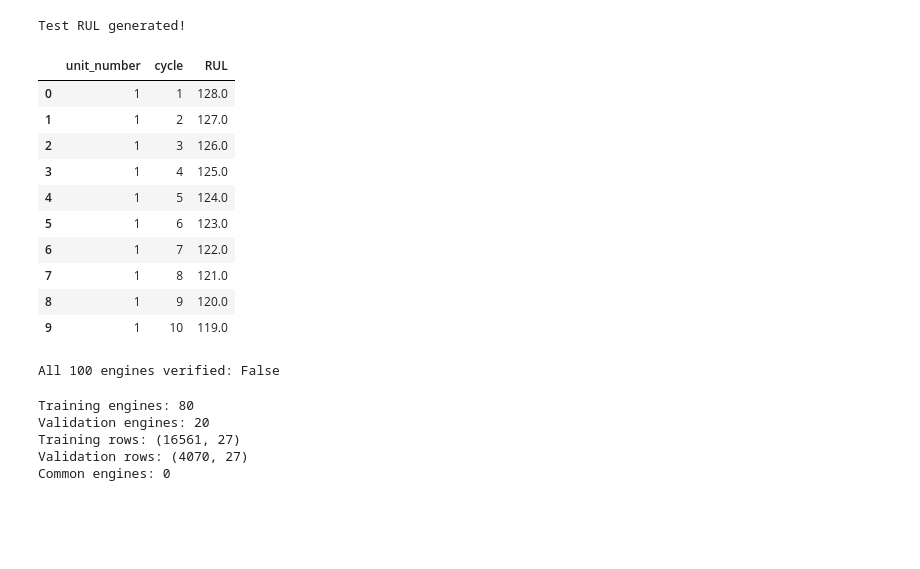
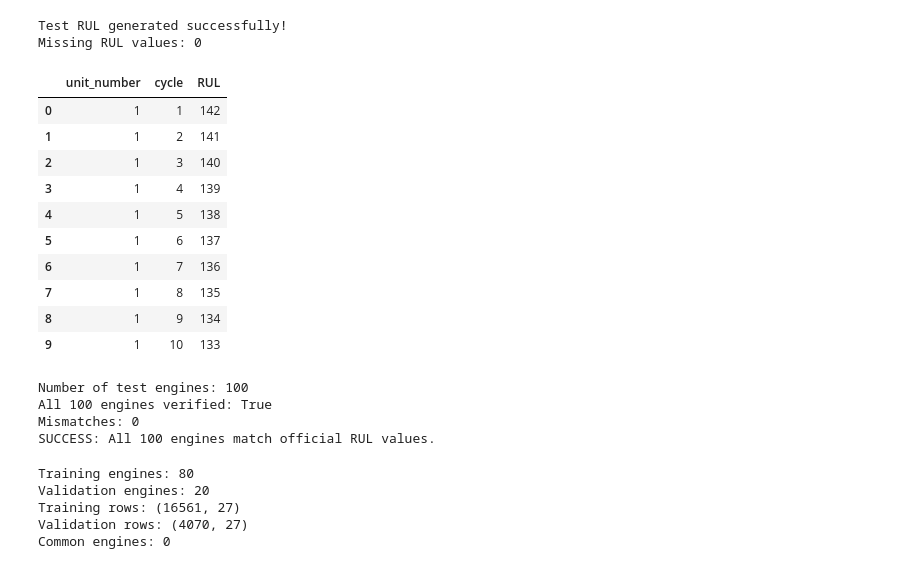
Before and after one commit to MansiTechie/YantraDrishti, a Jupyter notebook: ml/notebooks/YantraDrishti_Day2_FD001_Data_Preparation.ipynb, the cells around one changed output. Drawn from its saved outputs; the diff is of its cells as text; code cells hidden in the pictures; blank space fills up the shorter version.

```diff
--- a/ml/notebooks/YantraDrishti_Day2_FD001_Data_Preparation.ipynb
+++ b/ml/notebooks/YantraDrishti_Day2_FD001_Data_Preparation.ipynb
@@ -141,25 +61,25 @@ import numpy as np
 columns = (
     ['unit_number', 'cycle',
      'setting_1', 'setting_2', 'setting_3']
-    + [f'sensor_{i}' for i in range(1, 22)]
+    + [f'sensor_{i:02d}' for i in range(1, 22)]
 )
 
 train_df = pd.read_csv(
-    '/content/CMAPSSData/train_FD001.txt',
+    EXTRACT_DIR / 'train_FD001.txt',
     sep=r'\s+',
     header=None,
     names=columns
 )
 
 test_df = pd.read_csv(
-    '/content/CMAPSSData/test_FD001.txt',
+    EXTRACT_DIR / 'test_FD001.txt',
     sep=r'\s+',
     header=None,
     names=columns
 )
 
 test_rul = pd.read_csv(
-    '/content/CMAPSSData/RUL_FD001.txt',
+    EXTRACT_DIR / 'RUL_FD001.txt',
     sep=r'\s+',
     header=None,
     names=['RUL']
@@ -222,48 +141,80 @@ dtype: float64
 # %%
+
+# Get the last observed cycle for each test engine
 last_cycles = test_df.groupby('unit_number')['cycle'].max()
-test_df['official_RUL'] = test_df['unit_number'].map(
-    test_rul['RUL']
+
+# Map engine IDs (1–100) to their official RUL values
+official_rul_by_engine = dict(
+    zip(
+        range(1, len(test_rul) + 1),
+        test_rul['RUL']
+    )
 )
 
+test_df['official_RUL'] = test_df['unit_number'].map(
+    official_rul_by_engine
+)
+
+# Reconstruct RUL for every observed cycle
 test_df['RUL'] = (
     test_df['official_RUL']
     + test_df['unit_number'].map(last_cycles)
     - test_df['cycle']
 )
 
+# Validate mapping before removing the temporary column
+assert test_df['official_RUL'].notna().all(), "Missing official RUL mapping!"
+assert test_df['RUL'].notna().all(), "Missing reconstructed RUL values!"
+assert (test_df['RUL'] >= 0).all(), "Negative RUL values found!"
+
 test_df.drop(columns=['official_RUL'], inplace=True)
 
-print("Test RUL generated!")
+print("Test RUL generated successfully!")
+print("Missing RUL values:", test_df['RUL'].isna().sum())
 
 display(test_df[['unit_number', 'cycle', 'RUL']].head(10))
 # %% [output]
-Test RUL generated!
+Test RUL generated successfully!
+Missing RUL values: 0
 |  | unit_number | cycle | RUL |
-| 0 | 1 | 1 | 128.0 |
-| 1 | 1 | 2 | 127.0 |
-| 2 | 1 | 3 | 126.0 |
-| 3 | 1 | 4 | 125.0 |
-| 4 | 1 | 5 | 124.0 |
-| 5 | 1 | 6 | 123.0 |
-| 6 | 1 | 7 | 122.0 |
-| 7 | 1 | 8 | 121.0 |
-| 8 | 1 | 9 | 120.0 |
-| 9 | 1 | 10 | 119.0 |
+| 0 | 1 | 1 | 142 |
+| 1 | 1 | 2 | 141 |
+| 2 | 1 | 3 | 140 |
+| 3 | 1 | 4 | 139 |
+| 4 | 1 | 5 | 138 |
+| 5 | 1 | 6 | 137 |
+| 6 | 1 | 7 | 136 |
+| 7 | 1 | 8 | 135 |
+| 8 | 1 | 9 | 134 |
+| 9 | 1 | 10 | 133 |
 # %%
+
+# Get the final observed cycle for every test engine
 final_rul = (
-    test_df.sort_values('cycle')
+    test_df.sort_values(['unit_number', 'cycle'])
     .groupby('unit_number')
     .tail(1)
     .sort_values('unit_number')['RUL']
     .reset_index(drop=True)
 )
 
+# Official RUL values are ordered by engine ID (1–100)
 expected_rul = test_rul['RUL'].reset_index(drop=True)
 
-print("All 100 engines verified:",
-      np.array_equal(final_rul, expected_rul))
+# Compare reconstructed and official RUL
+matches = final_rul.equals(expected_rul)
+
+print("Number of test engines:", len(final_rul))
+print("All 100 engines verified:", matches)
+print("Mismatches:", (final_rul != expected_rul).sum())
+
+assert matches, "RUL verification failed!"
+print("SUCCESS: All 100 engines match official RUL values.")
 # %% [output]
-All 100 engines verified: False
+Number of test engines: 100
+All 100 engines verified: True
+Mismatches: 0
+SUCCESS: All 100 engines match official RUL values.
 # %%
 from sklearn.model_selection import train_test_split
 
```
Also changed, not shown: parts of 27 cells of this notebook, 8 other files.
